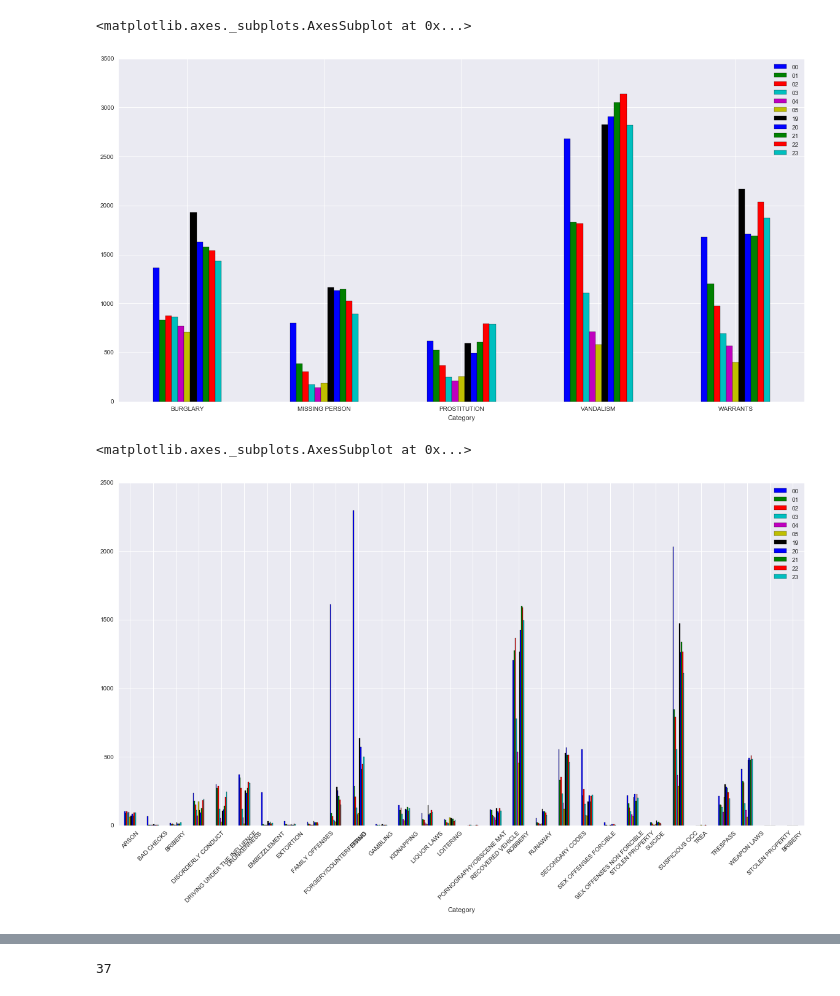
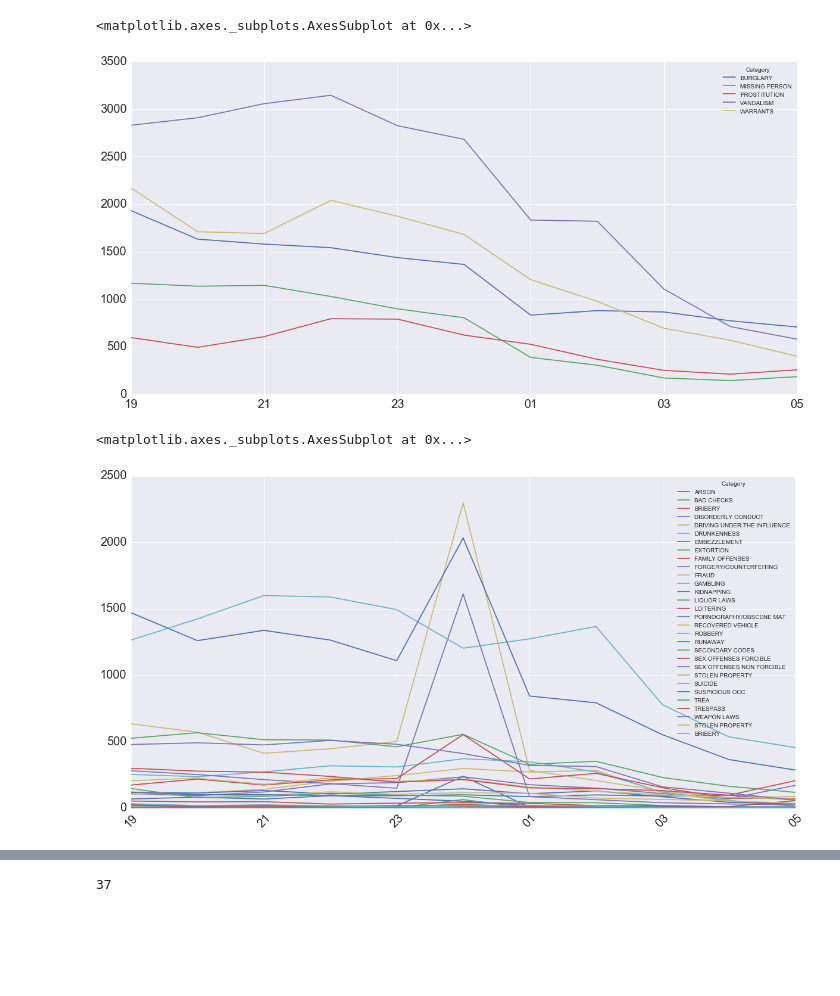
Before and after one commit to BarnetteME1/SF-Crime-Prediction, a Jupyter notebook: Graphs, charts, and organizing rows.ipynb, the cells around one changed output, grey strips where cells are left out. Saved outputs shown, nothing was run; the diff lists cells and outputs as text; code cells hidden in the pictures; blank space fills up the shorter version.

```diff
--- a/Graphs, charts, and organizing rows.ipynb
+++ b/Graphs, charts, and organizing rows.ipynb
@@ -42,3 +22,8 @@ crime_in_sf
+# %%
+def order(frame,var):
+    varlist = [w for w in frame.columns if w not in var]
+    frame = frame[var+varlist]
+    return frame
 # %%
 category = crime_in_sf.Category
 # %%
@@ -499 +408,8 @@ test_pred_day_high
+# %%
+crime_in_sf_night_high = order(crime_in_sf_night_high, ['19', '20', '21', '22', '23'])
+crime_in_sf_night_medium = order(crime_in_sf_night_medium, ['19', '20', '21', '22', '23'])
+crime_in_sf_night_low = order(crime_in_sf_night_low, ['19', '20', '21', '22', '23'])
+test_pred_night_high = order(test_pred_night_high, ['19', '20', '21', '22', '23'])
+test_pred_night_medium = order(test_pred_night_medium, ['19', '20', '21', '22', '23'])
+test_pred_night_low = order(test_pred_night_low, ['19', '20', '21', '22', '23'])
 # %%
@@ -519,13 +435,13 @@ crime_in_sf_night_high.plot(kind='bar', figsize=(20,10), rot=0)
 # %%
-crime_in_sf_night_medium.plot(kind='bar', figsize=(20,10), rot=0)
+crime_in_sf_night_medium.T.plot(figsize=(20,10), rot=0, fontsize=20)
 # %% [output]
 <matplotlib.axes._subplots.AxesSubplot at 0x...>
-[figure, old version]
+[figure, new version]
 # %%
-crime_in_sf_night_low.plot(kind='bar', figsize=(20,10), rot=45)
+crime_in_sf_night_low.T.plot(figsize=(20,10), rot=45, fontsize=20)
 # %% [output]
 <matplotlib.axes._subplots.AxesSubplot at 0x...>
-[figure, old version]
+[figure, new version]
 # %%
 test_pred_mar = test_pred_mar.drop(['DayOfWeek', 'Dates', 'highest_probability', 'second_most_likely', 'second_hightest_prob', 'third_most_likely', 'third_highest_prob'], axis=1)
 test_pred_mar = pd.DataFrame((pd.get_dummies(test_pred_mar, columns = ['most_likely'], prefix='',prefix_sep='')).sum())
```
Also changed, not shown: parts of 44 cells of this notebook, 6 other files.
